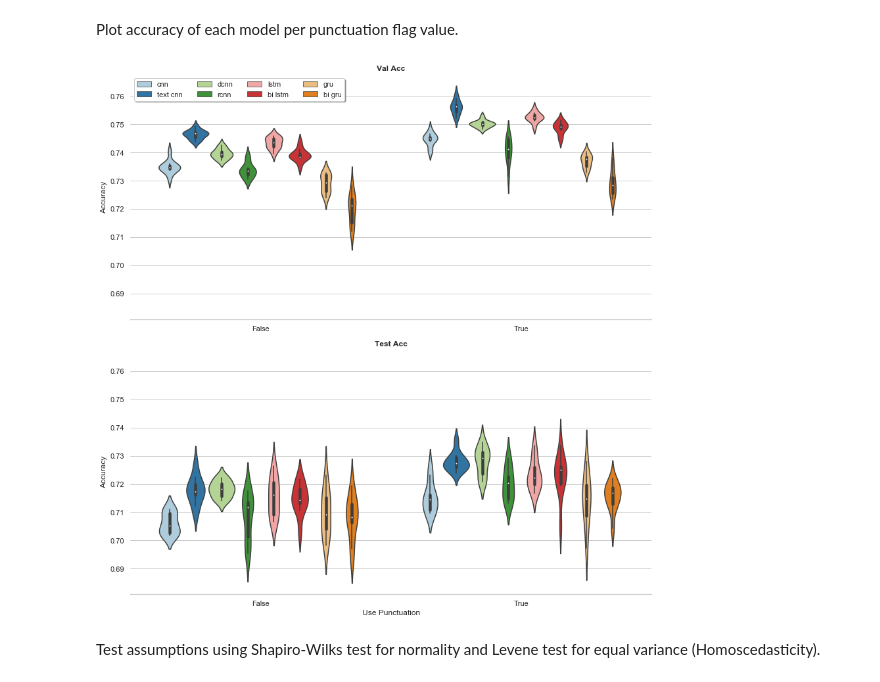
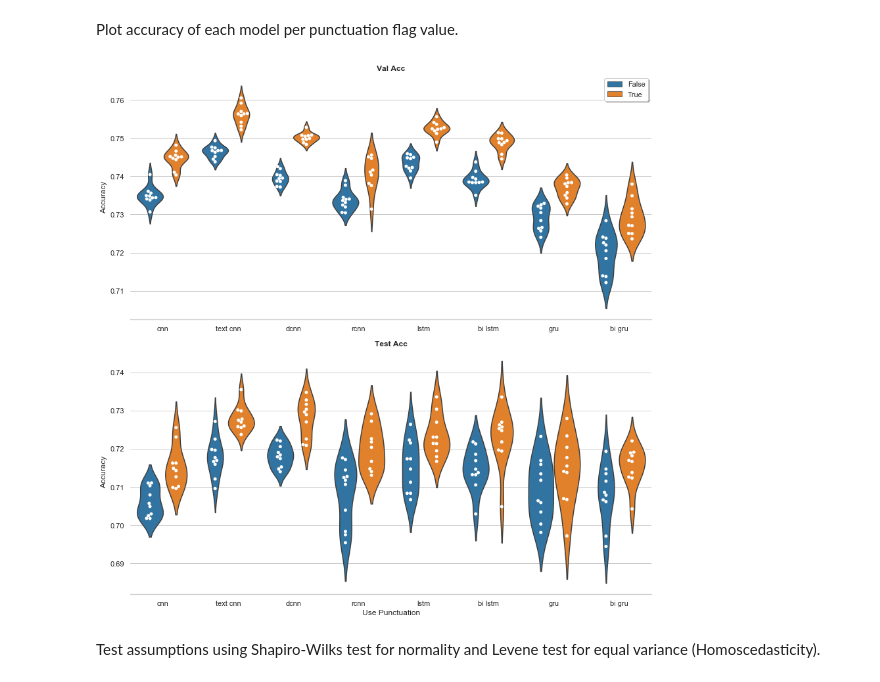
Before and after one commit to NathanDuran/Sentence-Encoding-for-DA-Classification, a Jupyter notebook: data_processing/results.ipynb, the cells around one changed output. Cells and saved outputs as stored; diff of their text form; code cells hidden in the pictures.

Commit message:
Add Swarm and Violin/Swarm to Plots

```diff
--- a/data_processing/results.ipynb
+++ b/data_processing/results.ipynb
@@ -296,16 +278,16 @@ Plot accuracy of each model per punctuation flag value.
 # %%
 # TODO remove test data
 # Get test and validation accuracy for each model
 punc_acc_data = punc_data.drop(punc_data.columns.difference(['model_name', exp_param, 'val_acc', 'test_acc']), axis=1)
 punc_acc_data = punc_acc_data.rename(columns={'val_acc': 'Val Acc', 'test_acc': 'Test Acc'})
 punc_acc_data = punc_acc_data.melt(id_vars=['model_name', exp_param])
 
-g, fig = plot_facetgrid(punc_acc_data, x=exp_param, y="value", hue="model_name", col='variable', kind='violin',
-                            num_legend_col=4, y_label='Accuracy', x_label='Use Punctuation',
-                            share_y=True, num_col=1, dodge=True, colour='Paired')
+g, fig = plot_facetgrid(punc_acc_data, x="model_name", y="value", hue=exp_param, col='variable', kind='swarm_violin',
+                            num_legend_col=1, y_label='Accuracy', x_label='Use Punctuation',
+                            share_y=False, num_col=1, dodge=True, colour='default')
 # g.savefig(os.path.join(task_name, exp_param ,exp_param + '_accuracy.png'))
 # %% [output]
-[figure, old version]
+[figure, new version]
 # %% [markdown]
 Test assumptions using Shapiro-Wilks test for normality and Levene test for equal variance (Homoscedasticity).
 # %%
```
Also changed, not shown: parts of 6 cells of this notebook, 2 other files.
